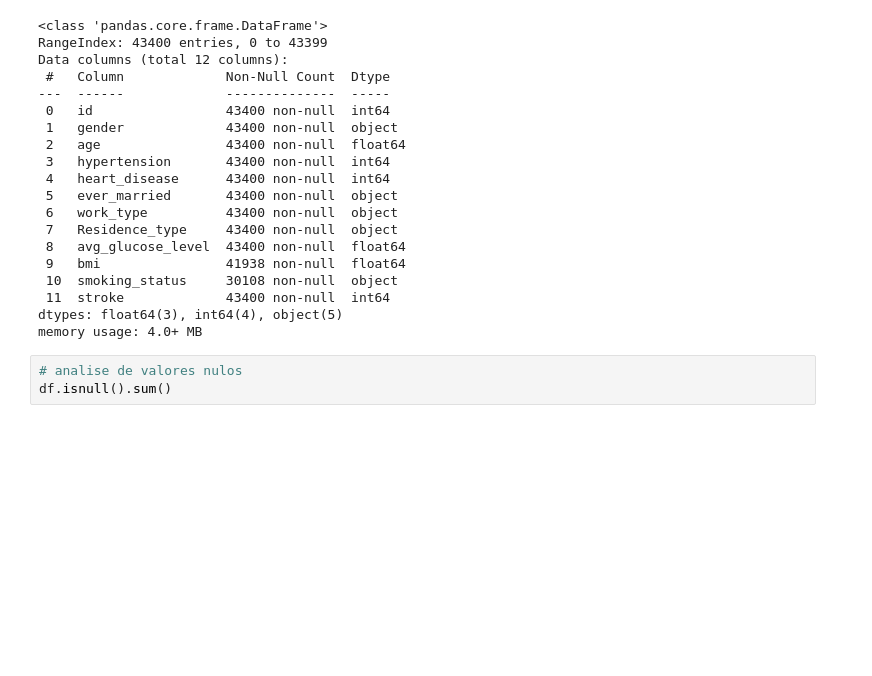
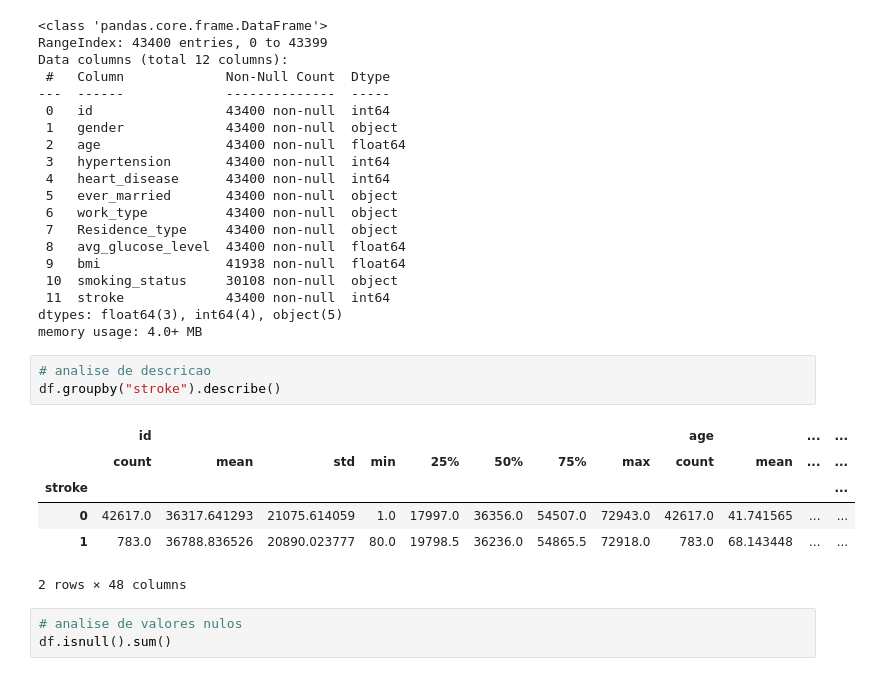
Before and after one commit to StefanieFranco/ML-Classification-Stroke, a Jupyter notebook: modelo_classificacao_stroke.ipynb, the cells around one changed output. Saved outputs shown, nothing was run; the diff lists cells and outputs as text; blank space fills up the shorter version.

```diff
--- a/modelo_classificacao_stroke.ipynb
+++ b/modelo_classificacao_stroke.ipynb
@@ -62,6 +63,16 @@ Data columns (total 12 columns):
  11  stroke             43400 non-null  int64
 dtypes: float64(3), int64(4), object(5)
 memory usage: 4.0+ MB
+# %%
+# analise de descricao
+df.groupby("stroke").describe()
+# %% [output]
+|  | id |  |  |  |  |  |  |  | age |  | ... | ... |
+|  | count | mean | std | min | 25% | 50% | 75% | max | count | mean | ... | ... |
+| stroke |  |  |  |  |  |  |  |  |  |  |  | ... |
+| 0 | 42617.0 | 36317.641293 | 21075.614059 | 1.0 | 17997.0 | 36356.0 | 54507.0 | 72943.0 | 42617.0 | 41.741565 | ... | ... |
+| 1 | 783.0 | 36788.836526 | 20890.023777 | 80.0 | 19798.5 | 36236.0 | 54865.5 | 72918.0 | 783.0 | 68.143448 | ... | ... |
+2 rows × 48 columns
 # %%
 # analise de valores nulos
 df.isnull().sum()
```
Also changed, not shown: parts of 10 cells of this notebook.
